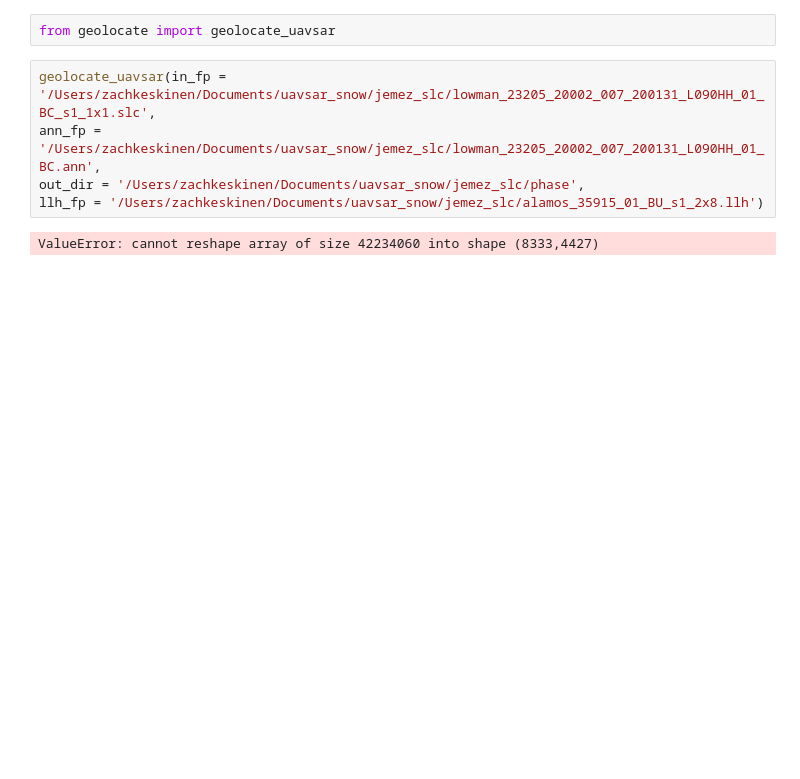
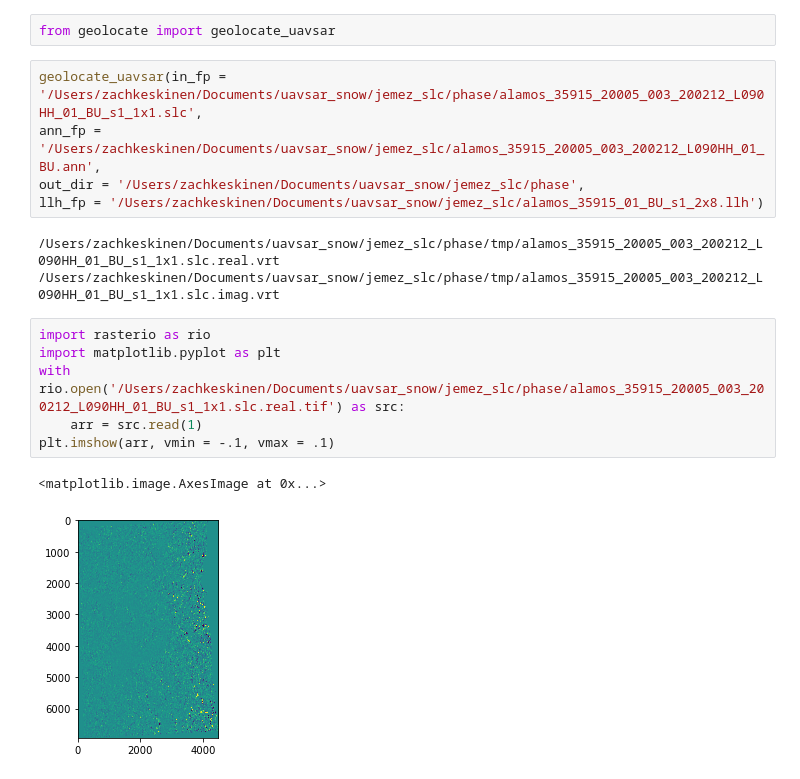
Before and after one commit to SnowEx/uavsar_snow, a Jupyter notebook: geolocate/geolocate_test.ipynb, the cells around one changed output. Drawn from its saved outputs; the diff is of its cells as text; blank space fills up the shorter version.

```diff
--- a/geolocate/geolocate_test.ipynb
+++ b/geolocate/geolocate_test.ipynb
@@ -20,9 +32,19 @@ slc = np.fromfile(f, dtype = np.complex64).reshape(nrows, ncols)
 # %%
 from geolocate import geolocate_uavsar
 # %%
-geolocate_uavsar(in_fp = '/Users/zachkeskinen/Documents/uavsar_snow/jemez_slc/lowman_23205_20002_007_200131_L090HH_01_BC_s1_1x1.slc',
-ann_fp = '/Users/zachkeskinen/Documents/uavsar_snow/jemez_slc/lowman_23205_20002_007_200131_L090HH_01_BC.ann',
+geolocate_uavsar(in_fp = '/Users/zachkeskinen/Documents/uavsar_snow/jemez_slc/phase/alamos_35915_20005_003_200212_L090HH_01_BU_s1_1x1.slc',
+ann_fp = '/Users/zachkeskinen/Documents/uavsar_snow/jemez_slc/alamos_35915_20005_003_200212_L090HH_01_BU.ann',
 out_dir = '/Users/zachkeskinen/Documents/uavsar_snow/jemez_slc/phase',
 llh_fp = '/Users/zachkeskinen/Documents/uavsar_snow/jemez_slc/alamos_35915_01_BU_s1_2x8.llh')
 # %% [output]
-ValueError: cannot reshape array of size 42234060 into shape (8333,4427)
+/Users/zachkeskinen/Documents/uavsar_snow/jemez_slc/phase/tmp/alamos_35915_20005_003_200212_L090HH_01_BU_s1_1x1.slc.real.vrt
+/Users/zachkeskinen/Documents/uavsar_snow/jemez_slc/phase/tmp/alamos_35915_20005_003_200212_L090HH_01_BU_s1_1x1.slc.imag.vrt
+# %%
+import rasterio as rio
+import matplotlib.pyplot as plt
+with rio.open('/Users/zachkeskinen/Documents/uavsar_snow/jemez_slc/phase/alamos_35915_20005_003_200212_L090HH_01_BU_s1_1x1.slc.real.tif') as src:
+    arr = src.read(1)
+plt.imshow(arr, vmin = -.1, vmax = .1)
+# %% [output]
+<matplotlib.image.AxesImage at 0x...>
+[figure, added]
```
Also changed, not shown: parts of 3 cells of this notebook, 1 other file.
